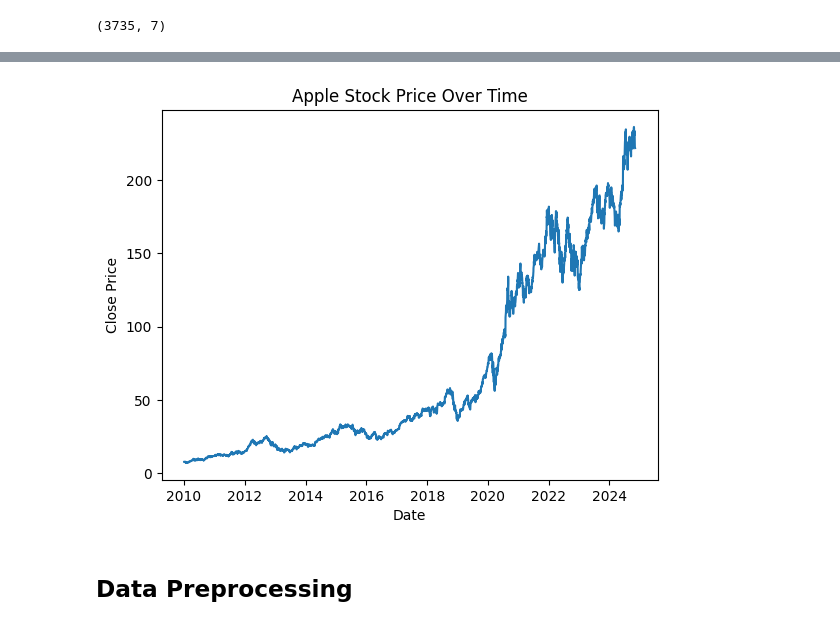
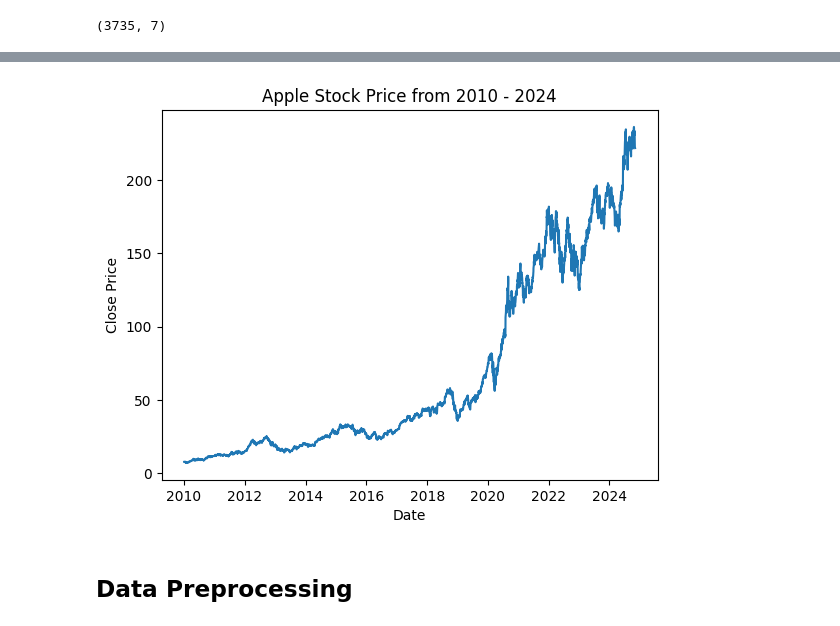
Before and after one commit to iamjaraa/Stock-Price-Prediction, a Jupyter notebook: Apple_Stock_2010.ipynb, the cells around one changed output, grey strips where cells are left out. Saved outputs shown, nothing was run; the diff lists cells and outputs as text; code cells hidden in the pictures.

```diff
--- a/Apple_Stock_2010.ipynb
+++ b/Apple_Stock_2010.ipynb
@@ -143,11 +144,11 @@ Apple_Data.set_index('Date', inplace=True)
 # %%
 # Plot with 'Date' as x-axis
 plt.plot(Apple_Data.index, Apple_Data['Close'])
-plt.title("Apple Stock Price Over Time")
+plt.title("Apple Stock Price from 2010 - 2024")
 plt.xlabel("Date")
 plt.ylabel("Close Price")
 plt.show()
 # %% [output]
-[figure, old version]
+[figure, new version]
 # %% [markdown]
 ## Data Preprocessing
```
Also changed, not shown: parts of 16 cells of this notebook.
